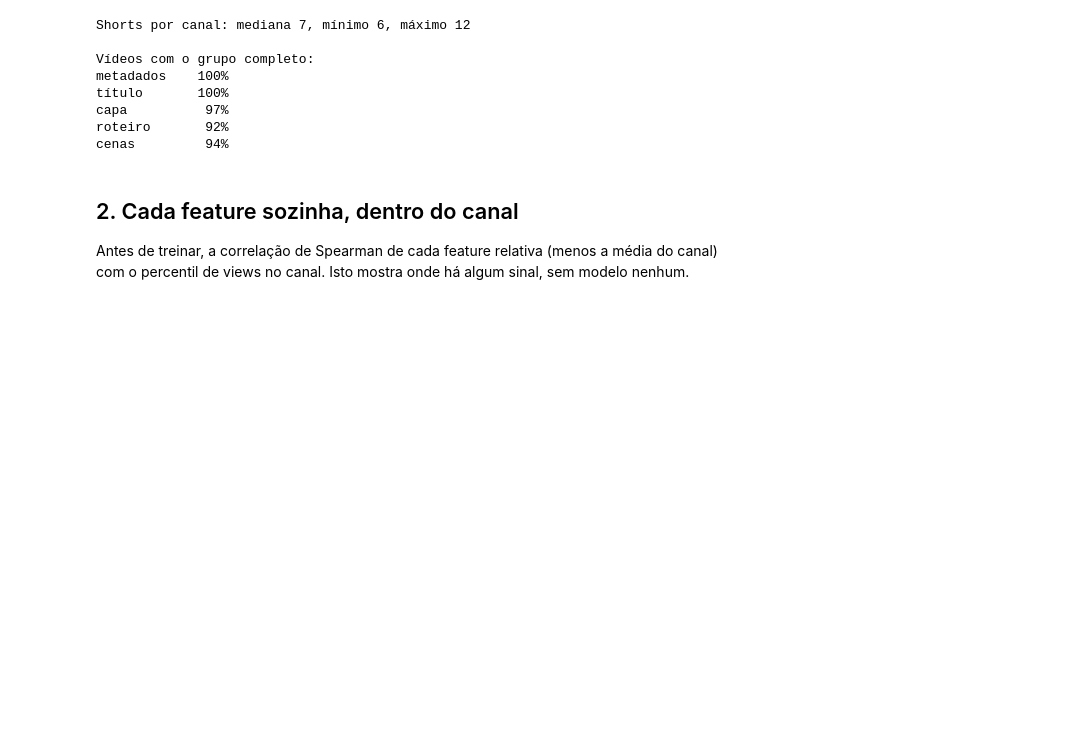
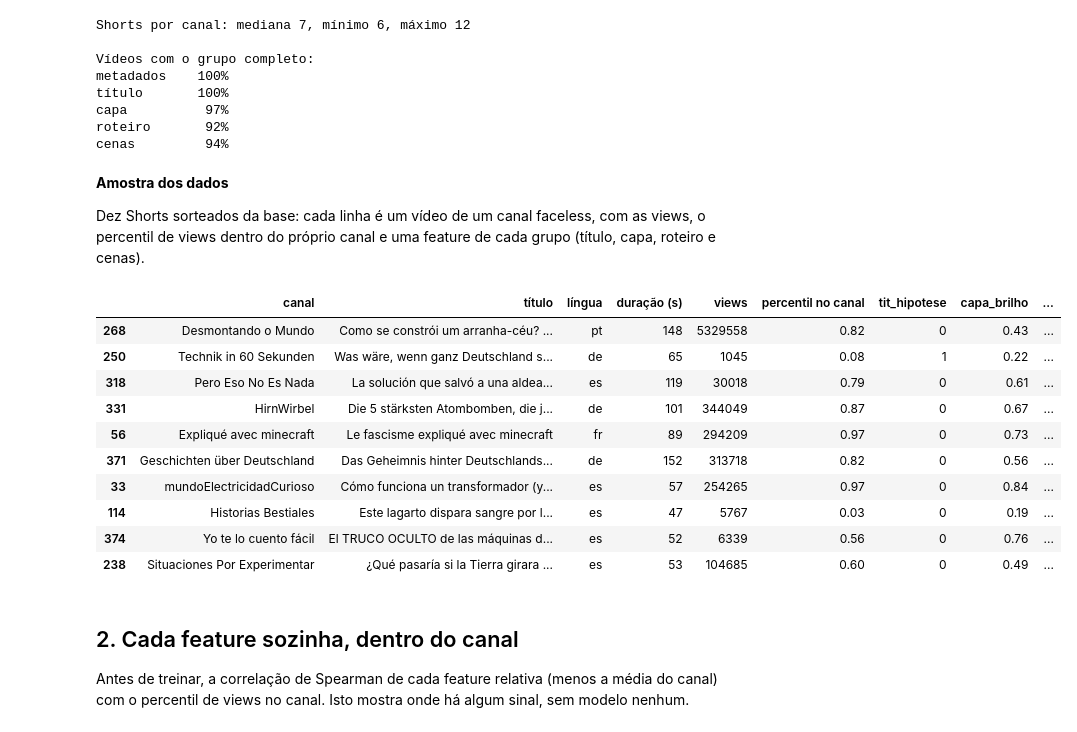
Before and after one commit to EricDagostim/ml-shortvideo-virality, a Jupyter notebook: notebooks/projeto_final_v2_conteudo.ipynb, the cells around one changed output. Drawn from its saved outputs; the diff is of its cells as text; code cells hidden in the pictures; blank space fills up the shorter version.

Commit message:
feat: notebook do v3 executado e amostra dos dados em tabela nos notebooks v1 e v2
Co-Authored-By: Claude Opus 5.5 <noreply@anthropic.com>

```diff
--- a/notebooks/projeto_final_v2_conteudo.ipynb
+++ b/notebooks/projeto_final_v2_conteudo.ipynb
@@ -105,6 +105,37 @@ título       100%
 capa          97%
 roteiro       92%
 cenas         94%
+# %% [markdown]
+**Amostra dos dados**
+
+Dez Shorts sorteados da base: cada linha é um vídeo de um canal faceless, com as views, o percentil de views dentro do próprio canal e uma feature de cada grupo (título, capa, roteiro e cenas).
+# %%
+amostra = base.sample(10, random_state=SEMENTE)            # sorteio fixo: a tabela é sempre a mesma
+amostra = pd.DataFrame({
+    "canal": amostra["canal"],
+    "título": amostra["titulo"].str.slice(0, 60),              # corta títulos longos
+    "língua": amostra["lingua"],
+    "duração (s)": amostra["duracao_s"],
+    "views": amostra["views"],
+    "percentil no canal": amostra["percentil"].round(2),
+    "tit_hipotese": amostra["tit_hipotese"],                 # título em forma de hipótese ("e se...")
+    "capa_brilho": amostra["capa_brilho"].round(2),
+    "rot_palavras_min": amostra["rot_palavras_min"].round(0), # palavras faladas por minuto
+    "cen_cenas_min": amostra["cen_cenas_min"].round(1),       # cortes de cena por minuto
+})
+amostra
+# %% [output]
+|  | canal | título | língua | duração (s) | views | percentil no canal | tit_hipotese | capa_brilho | ... |
+| 268 | Desmontando o Mundo | Como se constrói um arranha-céu? ... | pt | 148 | 5329558 | 0.82 | 0 | 0.43 | ... |
+| 250 | Technik in 60 Sekunden | Was wäre, wenn ganz Deutschland s... | de | 65 | 1045 | 0.08 | 1 | 0.22 | ... |
+| 318 | Pero Eso No Es Nada | La solución que salvó a una aldea... | es | 119 | 30018 | 0.79 | 0 | 0.61 | ... |
+| 331 | HirnWirbel | Die 5 stärksten Atombomben, die j... | de | 101 | 344049 | 0.87 | 0 | 0.67 | ... |
+| 56 | Expliqué avec minecraft | Le fascisme expliqué avec minecraft | fr | 89 | 294209 | 0.97 | 0 | 0.73 | ... |
+| 371 | Geschichten über Deutschland | Das Geheimnis hinter Deutschlands... | de | 152 | 313718 | 0.82 | 0 | 0.56 | ... |
+| 33 | mundoElectricidadCurioso | Cómo funciona un transformador (y... | es | 57 | 254265 | 0.97 | 0 | 0.84 | ... |
+| 114 | Historias Bestiales | Este lagarto dispara sangre por l... | es | 47 | 5767 | 0.03 | 0 | 0.19 | ... |
+| 374 | Yo te lo cuento fácil | El TRUCO OCULTO de las máquinas d... | es | 52 | 6339 | 0.56 | 0 | 0.76 | ... |
+| 238 | Situaciones Por Experimentar | ¿Qué pasaría si la Tierra girara ... | es | 53 | 104685 | 0.60 | 0 | 0.49 | ... |
 # %% [markdown]
 ## 2. Cada feature sozinha, dentro do canal
 
```
Also changed, not shown: 2 other files.
